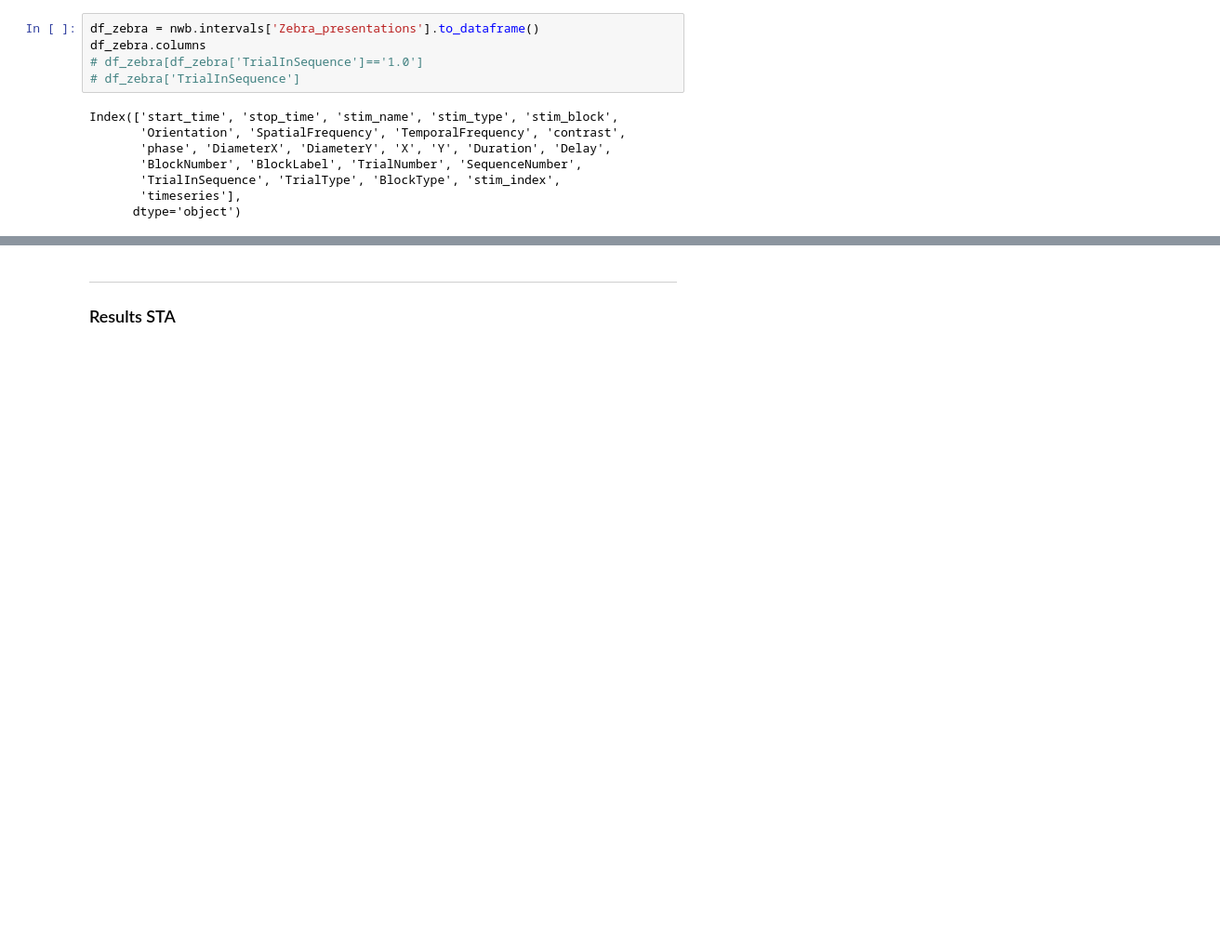
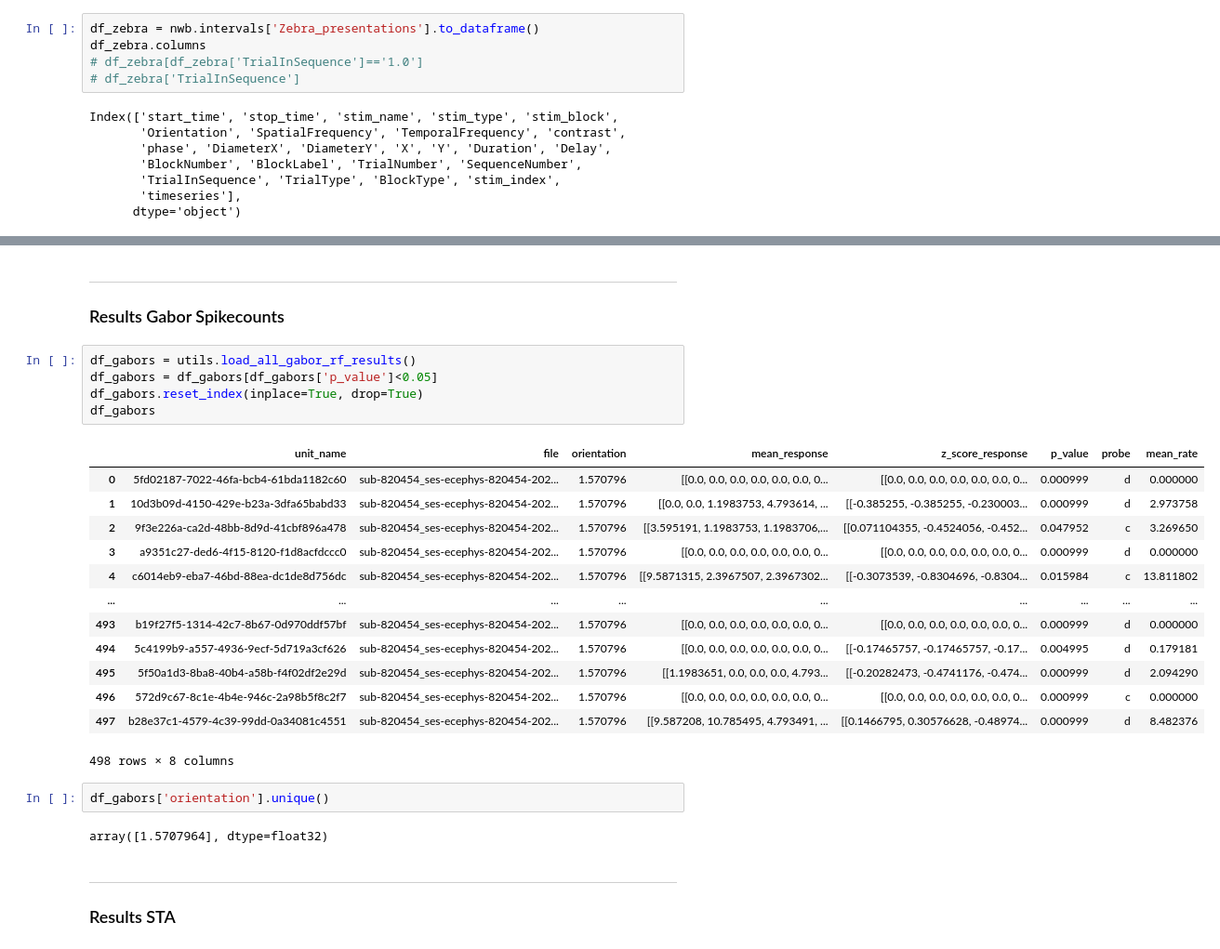
Before and after one commit to RaabeM/allen_open_scope_rf, a Jupyter notebook: waven.ipynb, the cells around one changed output, grey strips where cells are left out. Shown at 93% size. Drawn from its saved outputs; the diff is of its cells as text; blank space fills up the shorter version.

```diff
--- a/waven.ipynb
+++ b/waven.ipynb
@@ -391,6 +348,32 @@ print(wavelets0.shape, wavelets1.shape, wavelet_c.shape)
 loading wavelets...
 already downsampled
 (9000, 27, 11, 8, 6, 1) (9000, 27, 11, 8, 6, 1) (9000, 27, 11, 8, 6, 1)
+# %% [markdown]
+---
+### Results Gabor Spikecounts
+# %%
+df_gabors = utils.load_all_gabor_rf_results()
+df_gabors = df_gabors[df_gabors['p_value']<0.05]
+df_gabors.reset_index(inplace=True, drop=True)
+df_gabors
+# %% [output]
+|  | unit_name | file | orientation | mean_response | z_score_response | p_value | probe | mean_rate |
+| 0 | 5fd02187-7022-46fa-bcb4-61bda1182c60 | sub-820454_ses-ecephys-820454-202... | 1.570796 | [[0.0, 0.0, 0.0, 0.0, 0.0, 0.0, 0... | [[0.0, 0.0, 0.0, 0.0, 0.0, 0.0, 0... | 0.000999 | d | 0.000000 |
+| 1 | 10d3b09d-4150-429e-b23a-3dfa65babd33 | sub-820454_ses-ecephys-820454-202... | 1.570796 | [[0.0, 0.0, 1.1983753, 4.793614, ... | [[-0.385255, -0.385255, -0.230003... | 0.000999 | d | 2.973758 |
+| 2 | 9f3e226a-ca2d-48bb-8d9d-41cbf896a478 | sub-820454_ses-ecephys-820454-202... | 1.570796 | [[3.595191, 1.1983753, 1.1983706,... | [[0.071104355, -0.4524056, -0.452... | 0.047952 | c | 3.269650 |
+| 3 | a9351c27-ded6-4f15-8120-f1d8acfdccc0 | sub-820454_ses-ecephys-820454-202... | 1.570796 | [[0.0, 0.0, 0.0, 0.0, 0.0, 0.0, 0... | [[0.0, 0.0, 0.0, 0.0, 0.0, 0.0, 0... | 0.000999 | d | 0.000000 |
+| 4 | c6014eb9-eba7-46bd-88ea-dc1de8d756dc | sub-820454_ses-ecephys-820454-202... | 1.570796 | [[9.5871315, 2.3967507, 2.3967302... | [[-0.3073539, -0.8304696, -0.8304... | 0.015984 | c | 13.811802 |
+| ... | ... | ... | ... | ... | ... | ... | ... | ... |
+| 493 | b19f27f5-1314-42c7-8b67-0d970ddf57bf | sub-820454_ses-ecephys-820454-202... | 1.570796 | [[0.0, 0.0, 0.0, 0.0, 0.0, 0.0, 0... | [[0.0, 0.0, 0.0, 0.0, 0.0, 0.0, 0... | 0.000999 | d | 0.000000 |
+| 494 | 5c4199b9-a557-4936-9ecf-5d719a3cf626 | sub-820454_ses-ecephys-820454-202... | 1.570796 | [[0.0, 0.0, 0.0, 0.0, 0.0, 0.0, 0... | [[-0.17465757, -0.17465757, -0.17... | 0.004995 | d | 0.179181 |
+| 495 | 5f50a1d3-8ba8-40b4-a58b-f4f02df2e29d | sub-820454_ses-ecephys-820454-202... | 1.570796 | [[1.1983651, 0.0, 0.0, 0.0, 4.793... | [[-0.20282473, -0.4741176, -0.474... | 0.000999 | d | 2.094290 |
+| 496 | 572d9c67-8c1e-4b4e-946c-2a98b5f8c2f7 | sub-820454_ses-ecephys-820454-202... | 1.570796 | [[0.0, 0.0, 0.0, 0.0, 0.0, 0.0, 0... | [[0.0, 0.0, 0.0, 0.0, 0.0, 0.0, 0... | 0.000999 | c | 0.000000 |
+| 497 | b28e37c1-4579-4c39-99dd-0a34081c4551 | sub-820454_ses-ecephys-820454-202... | 1.570796 | [[9.587208, 10.785495, 4.793491, ... | [[0.1466795, 0.30576628, -0.48974... | 0.000999 | d | 8.482376 |
+498 rows × 8 columns
+# %%
+df_gabors['orientation'].unique()
+# %% [output]
+array([1.5707964], dtype=float32)
 # %% [markdown]
 ---
 ### Results STA
```
Also changed, not shown: parts of 28 cells of this notebook, 8 other files.
